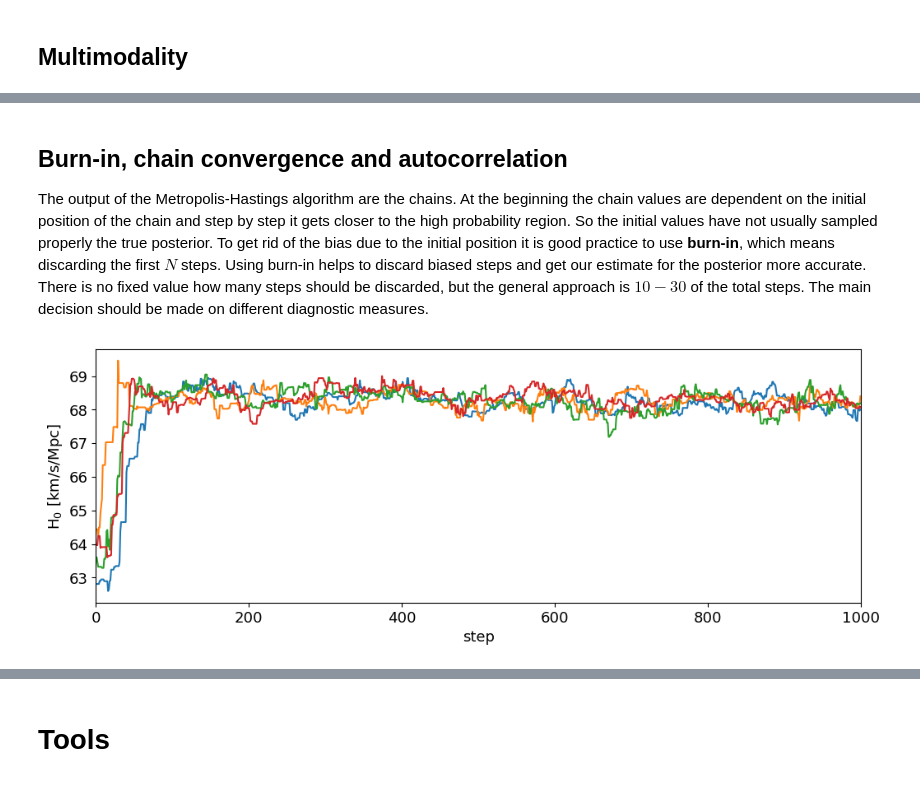
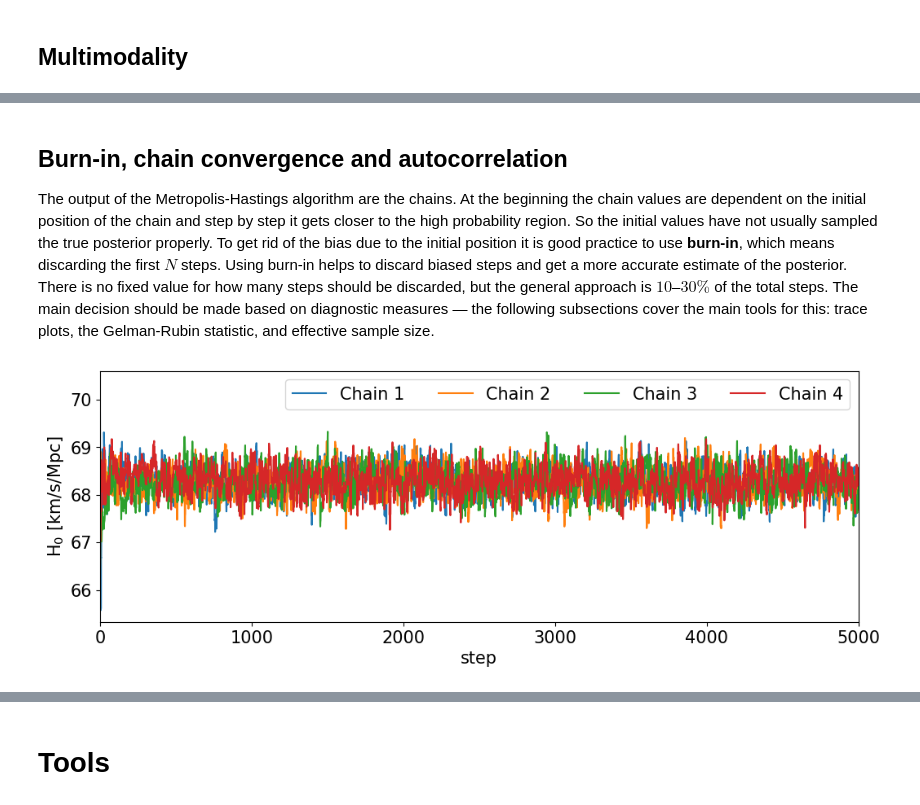
Before and after one commit to vasarm/STTG2026, a Jupyter notebook: lecture3.ipynb, the cells around one changed output, grey strips where cells are left out. Cells and saved outputs as stored; diff of their text form; code cells hidden in the pictures.

```diff
--- a/lecture3.ipynb
+++ b/lecture3.ipynb
@@ -44,0 +49,4 @@ else:
+# %%
+data = np.load("chains/LCDM.npz")
+idata = import_LCDM_chains_from_npz("chains/LCDM")
+N_chains = data["n_chains"].item()
@@ -98,15 +126,17 @@ Nested sampling is now different algorithm, which main objective is to calculate
 # %% [markdown]
 ## Burn-in, chain convergence and autocorrelation
 
-The output of the Metropolis-Hastings algorithm are the chains. At the beginning the chain values are dependent on the initial position of the chain and step by step it gets closer to the high probability region. So the initial values have not usually sampled properly the true posterior. To get rid of the bias due to the initial position it is good practice to use **burn-in**, which means discarding the first $N$ steps. Using burn-in helps to discard biased steps and get our estimate for the posterior more accurate.  There is no fixed value how many steps should be discarded, but the general approach is $10-30%$ of the total steps. The main decision should be made on different diagnostic measures.
+The output of the Metropolis-Hastings algorithm are the chains. At the beginning the chain values are dependent on the initial position of the chain and step by step it gets closer to the high probability region. So the initial values have not usually sampled the true posterior properly. To get rid of the bias due to the initial position it is good practice to use **burn-in**, which means discarding the first $N$ steps. Using burn-in helps to discard biased steps and get a more accurate estimate of the posterior. There is no fixed value for how many steps should be discarded, but the general approach is $10$–$30\%$ of the total steps. The main decision should be made based on diagnostic measures — the following subsections cover the main tools for this: trace plots, the Gelman-Rubin statistic, and effective sample size.
 # %%
-with plt.rc_context({"font.size": 13}):
-    LENGTH = 1000
+with plt.rc_context({"font.size": 15}):
+    # All chains have around 11700 steps
+    LENGTH = 5000
     plt.figure(figsize=(12, 4))
-    for i in range(LCDM_chains.shape[0]):
-        plt.plot(LCDM_chains[i, :LENGTH, 0])
+    for i in range(N_chains):
+        plt.plot(data[f"samples_{i}"][:, 2], label=f"Chain {i+1}")
     plt.xlabel("step")
     plt.xlim(0, LENGTH)
+    plt.legend(ncols=N_chains)
     plt.ylabel(r"$\text{H}_0$ [km/s/Mpc]")
 # %% [output]
-[figure, old version]
+[figure, new version]
```
Also changed, not shown: parts of 37 cells of this notebook, 5 other files.
